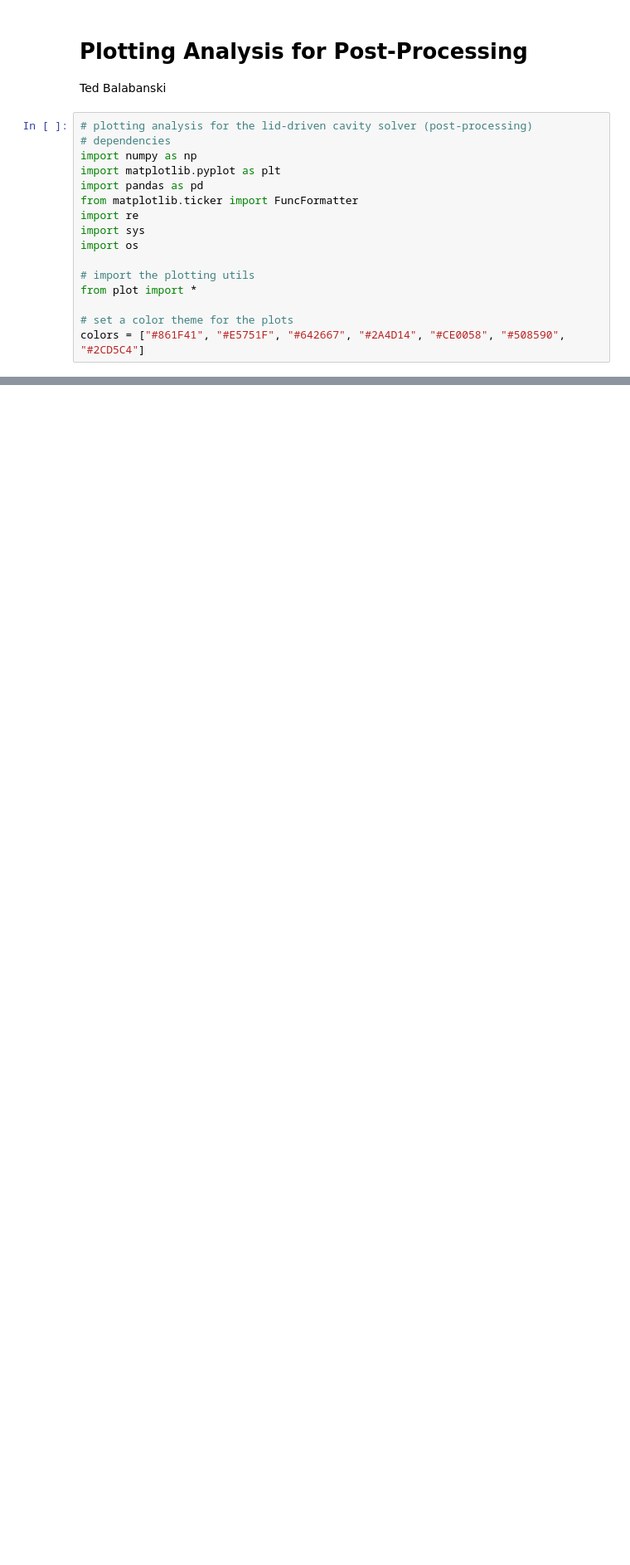
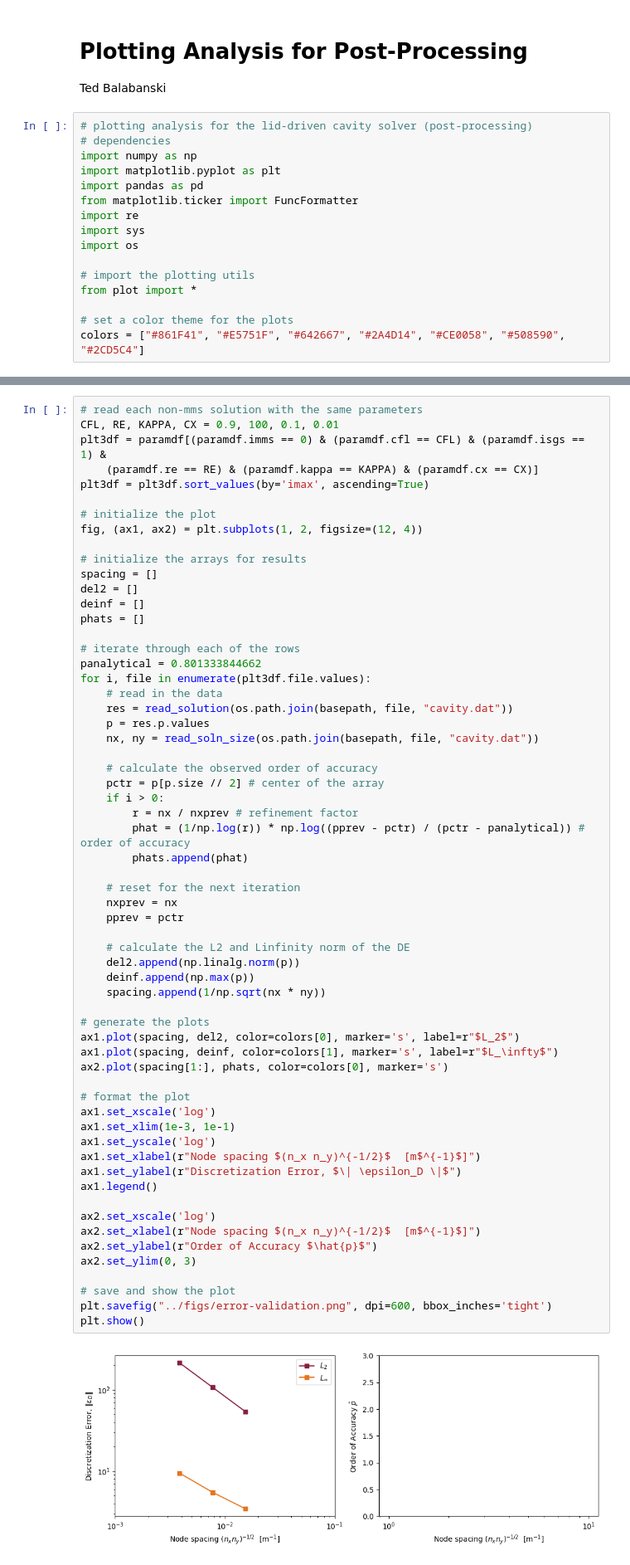
Before and after one commit to tedbal/lid-driven-cavity, a Jupyter notebook: src/plotting.ipynb, the cells around one changed output, grey strips where cells are left out. Shown at 83% size. Saved outputs shown, nothing was run; the diff lists cells and outputs as text; blank space fills up the shorter version.

```diff
--- a/src/plotting.ipynb
+++ b/src/plotting.ipynb
@@ -97,0 +150,63 @@ plt.show()
+# %%
+# read each non-mms solution with the same parameters
+CFL, RE, KAPPA, CX = 0.9, 100, 0.1, 0.01
+plt3df = paramdf[(paramdf.imms == 0) & (paramdf.cfl == CFL) & (paramdf.isgs == 1) &
+    (paramdf.re == RE) & (paramdf.kappa == KAPPA) & (paramdf.cx == CX)]
+plt3df = plt3df.sort_values(by='imax', ascending=True)
+
+# initialize the plot
+fig, (ax1, ax2) = plt.subplots(1, 2, figsize=(12, 4))
+
+# initialize the arrays for results
+spacing = []
+del2 = []
+deinf = []
+phats = []
+
+# iterate through each of the rows
+panalytical = 0.801333844662
+for i, file in enumerate(plt3df.file.values):
+    # read in the data
+    res = read_solution(os.path.join(basepath, file, "cavity.dat"))
+    p = res.p.values
+    nx, ny = read_soln_size(os.path.join(basepath, file, "cavity.dat"))
+
+    # calculate the observed order of accuracy
+    pctr = p[p.size // 2] # center of the array
+    if i > 0:
+        r = nx / nxprev # refinement factor
+        phat = (1/np.log(r)) * np.log((pprev - pctr) / (pctr - panalytical)) # order of accuracy
+        phats.append(phat)
+
+    # reset for the next iteration
+    nxprev = nx
+    pprev = pctr
+
+    # calculate the L2 and Linfinity norm of the DE
+    del2.append(np.linalg.norm(p))
+    deinf.append(np.max(p))
+    spacing.append(1/np.sqrt(nx * ny))
+
+# generate the plots
+ax1.plot(spacing, del2, color=colors[0], marker='s', label=r"$L_2$")
+ax1.plot(spacing, deinf, color=colors[1], marker='s', label=r"$L_\infty$")
+ax2.plot(spacing[1:], phats, color=colors[0], marker='s')
+
+# format the plot
+ax1.set_xscale('log')
+ax1.set_xlim(1e-3, 1e-1)
+ax1.set_yscale('log')
+ax1.set_xlabel(r"Node spacing $(n_x n_y)^{-1/2}$  [m$^{-1}$]")
+ax1.set_ylabel(r"Discretization Error, $\| \epsilon_D \|$")
+ax1.legend()
+
+ax2.set_xscale('log')
+ax2.set_xlabel(r"Node spacing $(n_x n_y)^{-1/2}$  [m$^{-1}$]")
+ax2.set_ylabel(r"Order of Accuracy $\hat{p}$")
+ax2.set_ylim(0, 3)
+
+# save and show the plot
+plt.savefig("../figs/error-validation.png", dpi=600, bbox_inches='tight')
+plt.show()
+# %% [output]
+[figure, added]
```
Also changed, not shown: parts of 17 cells of this notebook, 2 other files.
